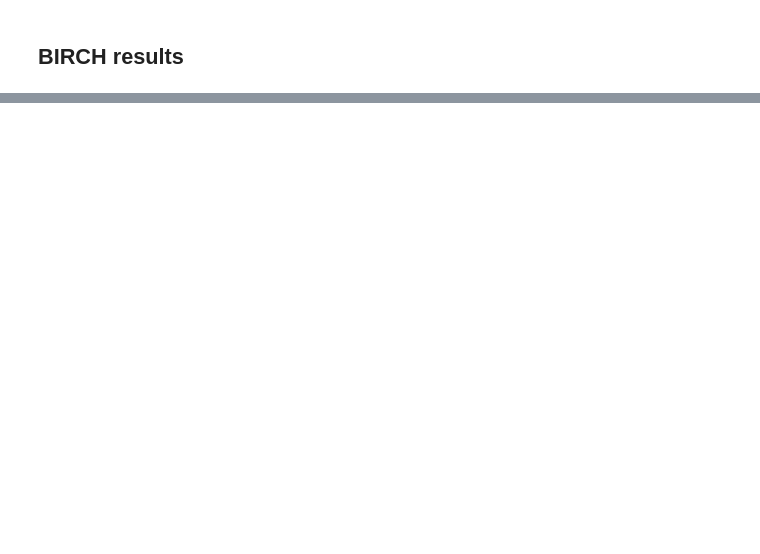
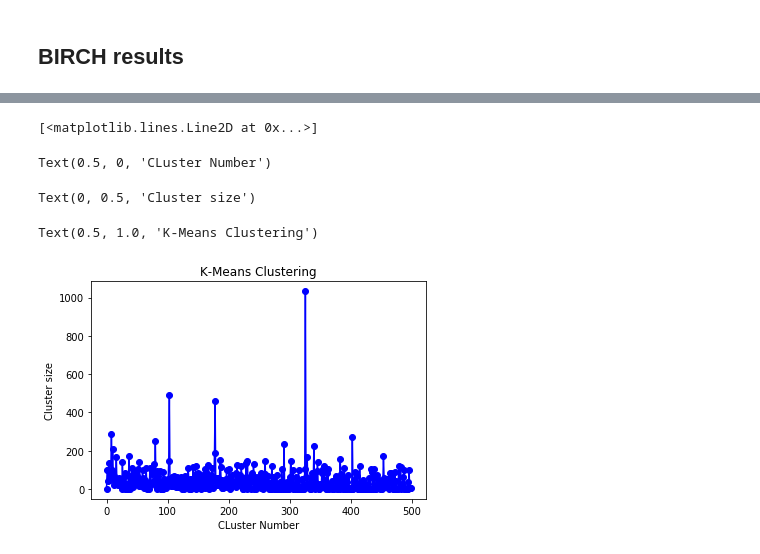
Before and after one commit to pkmandke/cs5604-tml-clustering, a Jupyter notebook: src/etd_results.ipynb, the cells around one changed output, grey strips where cells are left out. Saved outputs shown, nothing was run; the diff lists cells and outputs as text; code cells hidden in the pictures; blank space fills up the shorter version.

```diff
--- a/src/etd_results.ipynb
+++ b/src/etd_results.ipynb
@@ -168,0 +192,13 @@ Silhoutte Score -0.07461803406476974
+# %%
+plt.plot(list(set(aglo_model.predictions)), [len(kmeans_model.km.labels_[kmeans_model.km.labels_ == _]) \
+                                             for _ in list(set(kmeans_model.km.labels_))], '-bo')
+plt.xlabel('CLuster Number')
+plt.ylabel('Cluster size')
+plt.title('K-Means Clustering')
+plt.show()
+# %% [output]
+[<matplotlib.lines.Line2D at 0x...>]
+Text(0.5, 0, 'CLuster Number')
+Text(0, 0.5, 'Cluster size')
+Text(0.5, 1.0, 'K-Means Clustering')
+[figure, added]
```
Also changed, not shown: parts of 16 cells of this notebook, 1 other file.
